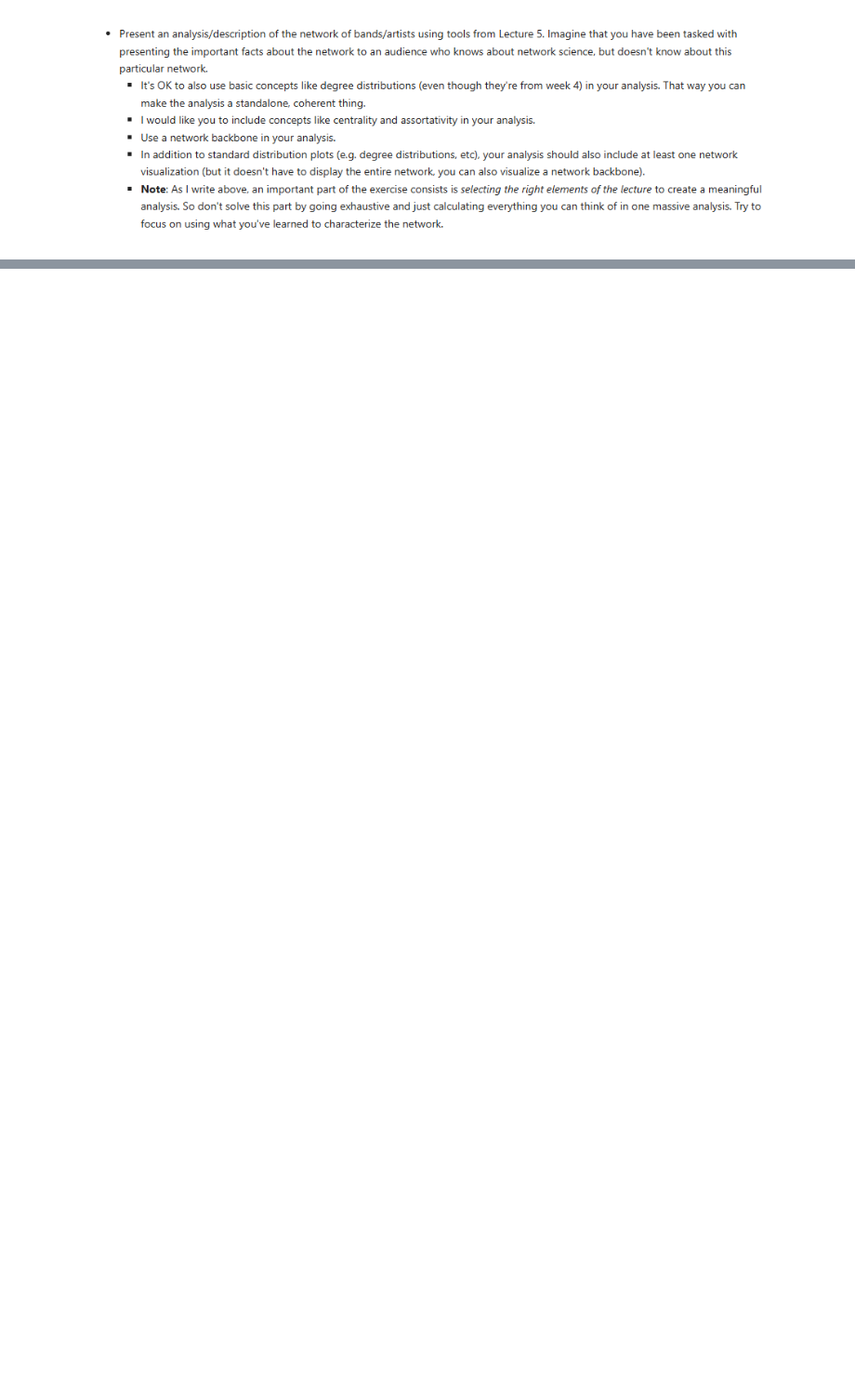
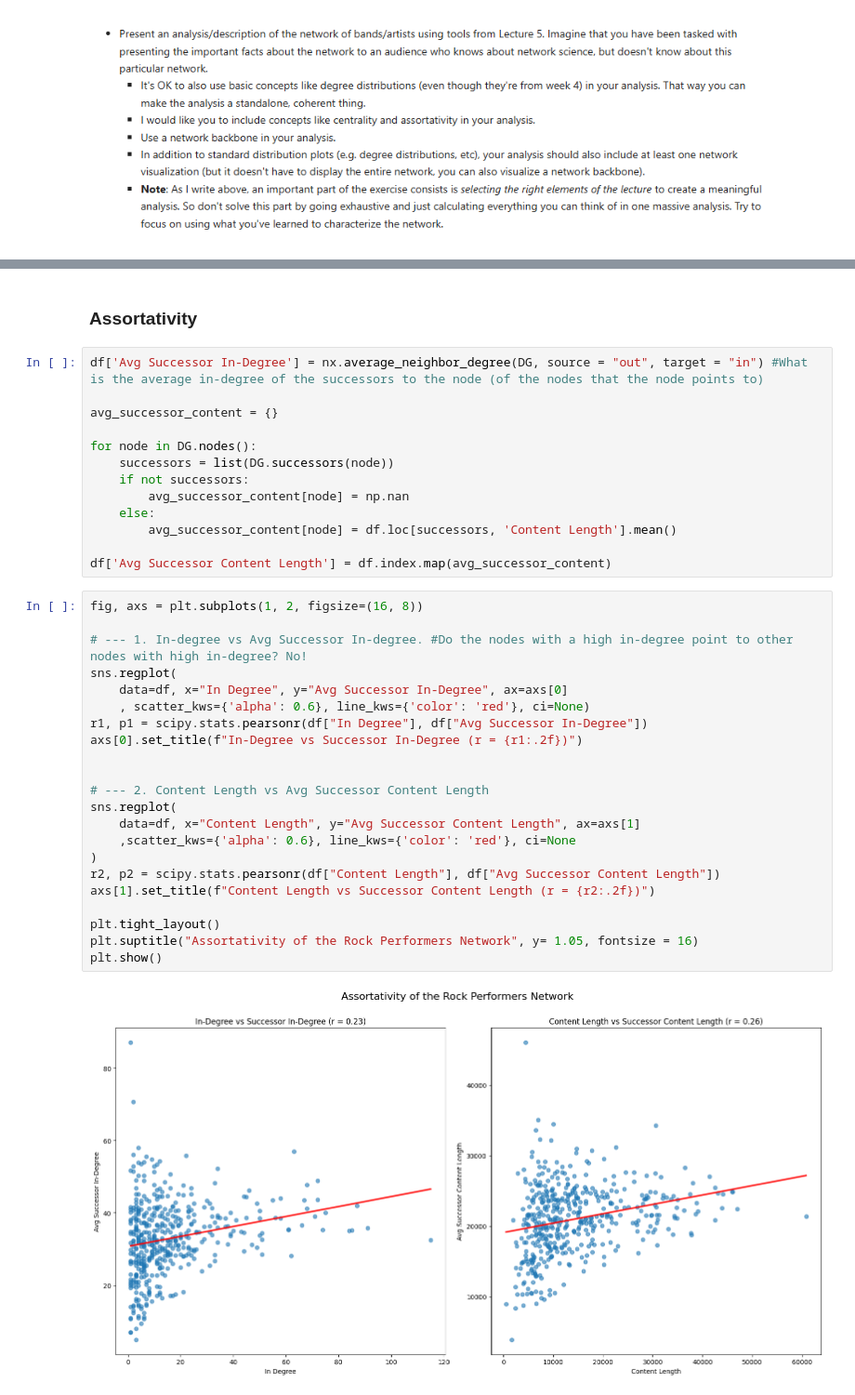
Before and after one commit to Somon8/social_graphs_25, a Jupyter notebook: Assignment2_1.ipynb, the cells around one changed output, grey strips where cells are left out. Shown at 93% size. Cells and saved outputs as stored; diff of their text form; blank space fills up the shorter version.

```diff
--- a/Assignment2_1.ipynb
+++ b/Assignment2_1.ipynb
@@ -424,0 +286,39 @@ plt.show()
+# %% [markdown]
+### Assortativity
+# %%
+df['Avg Successor In-Degree'] = nx.average_neighbor_degree(DG, source = "out", target = "in") #What is the average in-degree of the successors to the node (of the nodes that the node points to)
+
+avg_successor_content = {}
+
+for node in DG.nodes():
+    successors = list(DG.successors(node))
+    if not successors:
+        avg_successor_content[node] = np.nan
+    else:
+        avg_successor_content[node] = df.loc[successors, 'Content Length'].mean()
+
+df['Avg Successor Content Length'] = df.index.map(avg_successor_content)
+# %%
+fig, axs = plt.subplots(1, 2, figsize=(16, 8))
+
+# --- 1. In-degree vs Avg Successor In-degree. #Do the nodes with a high in-degree point to other nodes with high in-degree? No!
+sns.regplot(
+    data=df, x="In Degree", y="Avg Successor In-Degree", ax=axs[0]
+    , scatter_kws={'alpha': 0.6}, line_kws={'color': 'red'}, ci=None)
+r1, p1 = scipy.stats.pearsonr(df["In Degree"], df["Avg Successor In-Degree"])
+axs[0].set_title(f"In-Degree vs Successor In-Degree (r = {r1:.2f})")
+
+
+# --- 2. Content Length vs Avg Successor Content Length
+sns.regplot(
+    data=df, x="Content Length", y="Avg Successor Content Length", ax=axs[1]
+    ,scatter_kws={'alpha': 0.6}, line_kws={'color': 'red'}, ci=None
+)
+r2, p2 = scipy.stats.pearsonr(df["Content Length"], df["Avg Successor Content Length"])
+axs[1].set_title(f"Content Length vs Successor Content Length (r = {r2:.2f})")
+
+plt.tight_layout()
+plt.suptitle("Assortativity of the Rock Performers Network", y= 1.05, fontsize = 16)
+plt.show()
+# %% [output]
+[figure, added]
```
Also changed, not shown: parts of 42 cells of this notebook, 1 other file.
